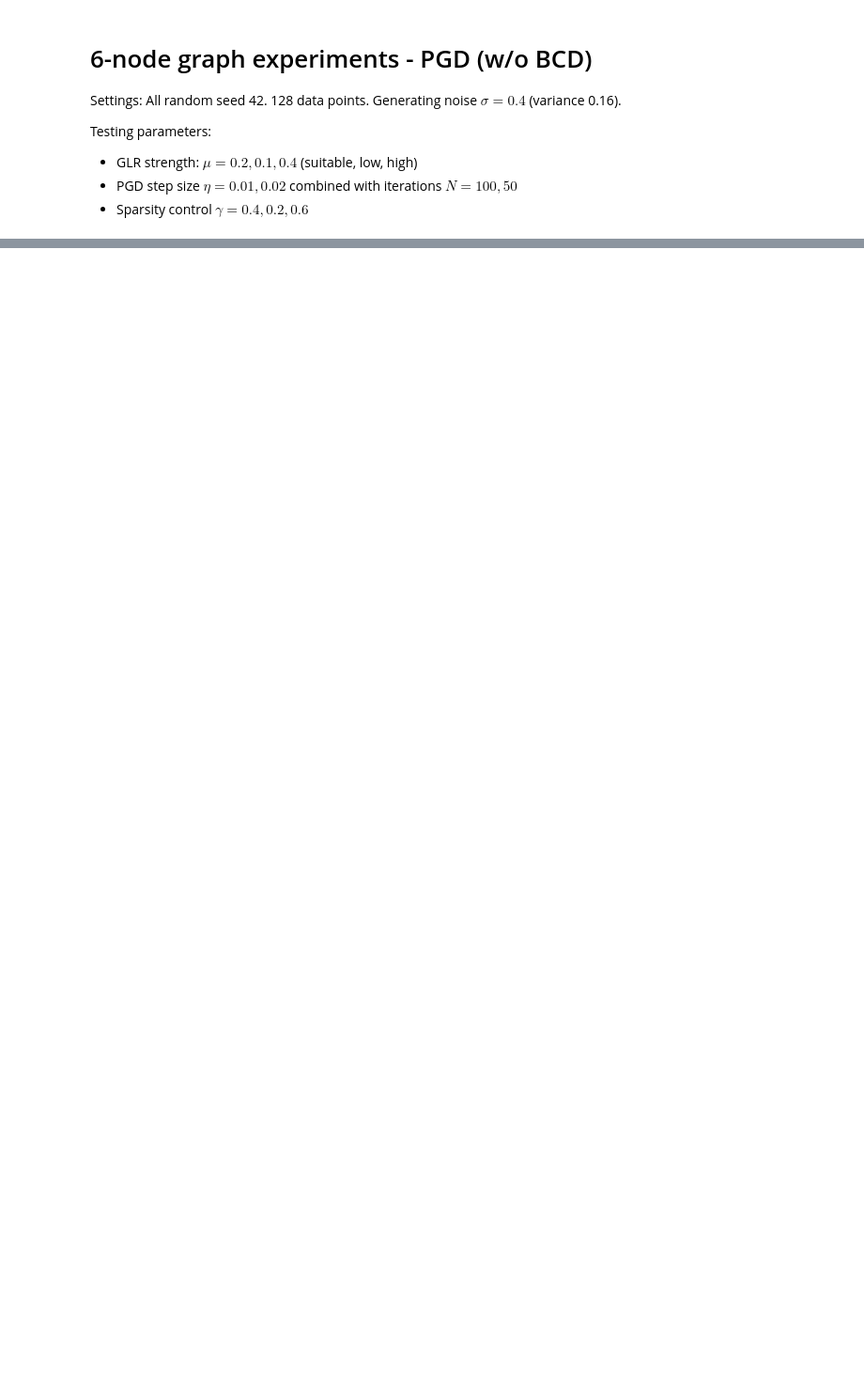
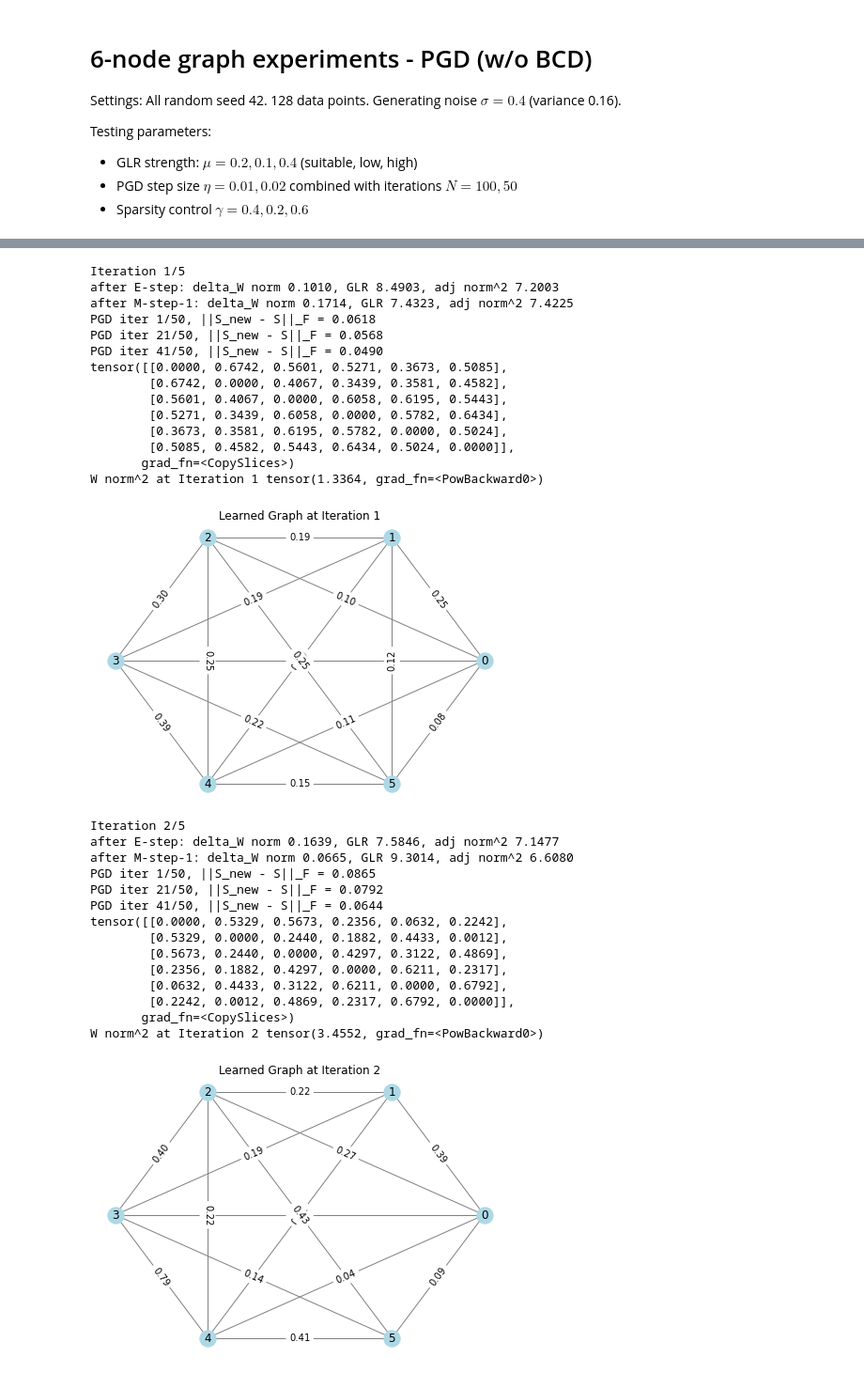
Before and after one commit to SingularityUndefined/AdaptiveSparseSTForecast, a Jupyter notebook: main_experiments.ipynb, the cells around one changed output, grey strips where cells are left out. Shown at 94% size. Cells and saved outputs as stored; diff of their text form; code cells hidden in the pictures; blank space fills up the shorter version.

```diff
--- a/main_experiments.ipynb
+++ b/main_experiments.ipynb
@@ -34,6 +34,28 @@ tensor(5.0400)
  [-0.        -0.        -0.6        1.8000001 -0.6       -0.6      ]
  [-0.        -0.        -0.        -0.6        1.2       -0.6      ]
  [-0.        -0.        -0.        -0.6       -0.6        1.2      ]]
+# %%
+def Experiment(arg_dict, num_node, S_init=None, seed=42):
+    mu = arg_dict['mu']
+    gamma = arg_dict['gamma']
+    step_size = arg_dict['step_size']
+    PGD_step_size = arg_dict['PGD_step_size']
+    c = arg_dict['c']
+    PGD_iters = arg_dict['PGD_iters']
+    use_block_coordinate = arg_dict['use_block_coordinate']
+    torch.manual_seed(seed)
+    torch.random.manual_seed(seed)
+    gem = GEM(num_nodes, mu=mu, gamma=gamma, step_size=step_size, c=c, PGD_iters=PGD_iters, PGD_step_size=PGD_step_size, use_block_coordinate=use_block_coordinate, scale=True)
+    torch.manual_seed(42)
+    # initialize adjacency and S
+    # adj_init = torch.ones((num_nodes, num_nodes)) - torch.eye(num_nodes)  # all-one matrix with zero diagonal
+    if S_init is None:
+        S_init = torch.ones((num_nodes, num_nodes)) - torch.eye(num_nodes)  # all-one matrix with zero diagonal
+
+    x_final, adj_final, S_final = gem(y, S_init, num_iters=5)
+    W_final = adj_final * S_final
+    print("Final learned adjacency matrix:")
+    print(W_final, W_final.norm()**2)
 # %% [markdown]
 # 6-node graph experiments - PGD (w/o BCD)
 Settings: All random seed 42. 128 data points. Generating noise $\sigma=0.4$ (variance 0.16).
@@ -975,0 +67,42 @@ R_old tensor([[ 1.3241,  0.7685,  0.4907, -0.3426, -0.6204, -0.6204],
+# %%
+arg_dict = {
+    'mu': 0.2,
+    'gamma': 0.4,
+    'step_size': 0.02,
+    'c': 5,
+    'PGD_iters': 50,
+    'use_block_coordinate': False,
+    'PGD_step_size': 0.02
+}
+Experiment(arg_dict, num_nodes, S_init=None, seed=42)
+# %% [output]
+Iteration 1/5
+after E-step: delta_W norm 0.1010, GLR 8.4903, adj norm^2 7.2003
+after M-step-1: delta_W norm 0.1714, GLR 7.4323, adj norm^2 7.4225
+PGD iter 1/50, ||S_new - S||_F = 0.0618
+PGD iter 21/50, ||S_new - S||_F = 0.0568
+PGD iter 41/50, ||S_new - S||_F = 0.0490
+tensor([[0.0000, 0.6742, 0.5601, 0.5271, 0.3673, 0.5085],
+        [0.6742, 0.0000, 0.4067, 0.3439, 0.3581, 0.4582],
+        [0.5601, 0.4067, 0.0000, 0.6058, 0.6195, 0.5443],
+        [0.5271, 0.3439, 0.6058, 0.0000, 0.5782, 0.6434],
+        [0.3673, 0.3581, 0.6195, 0.5782, 0.0000, 0.5024],
+        [0.5085, 0.4582, 0.5443, 0.6434, 0.5024, 0.0000]],
+       grad_fn=<CopySlices>)
+W norm^2 at Iteration 1 tensor(1.3364, grad_fn=<PowBackward0>)
+[figure, added]
+Iteration 2/5
+after E-step: delta_W norm 0.1639, GLR 7.5846, adj norm^2 7.1477
+after M-step-1: delta_W norm 0.0665, GLR 9.3014, adj norm^2 6.6080
+PGD iter 1/50, ||S_new - S||_F = 0.0865
+PGD iter 21/50, ||S_new - S||_F = 0.0792
+PGD iter 41/50, ||S_new - S||_F = 0.0644
+tensor([[0.0000, 0.5329, 0.5673, 0.2356, 0.0632, 0.2242],
+        [0.5329, 0.0000, 0.2440, 0.1882, 0.4433, 0.0012],
+        [0.5673, 0.2440, 0.0000, 0.4297, 0.3122, 0.4869],
+        [0.2356, 0.1882, 0.4297, 0.0000, 0.6211, 0.2317],
+        [0.0632, 0.4433, 0.3122, 0.6211, 0.0000, 0.6792],
+        [0.2242, 0.0012, 0.4869, 0.2317, 0.6792, 0.0000]],
+       grad_fn=<CopySlices>)
+W norm^2 at Iteration 2 tensor(3.4552, grad_fn=<PowBackward0>)
+[figure, added]
```
Also changed, not shown: parts of 21 cells of this notebook, 3 other files.
